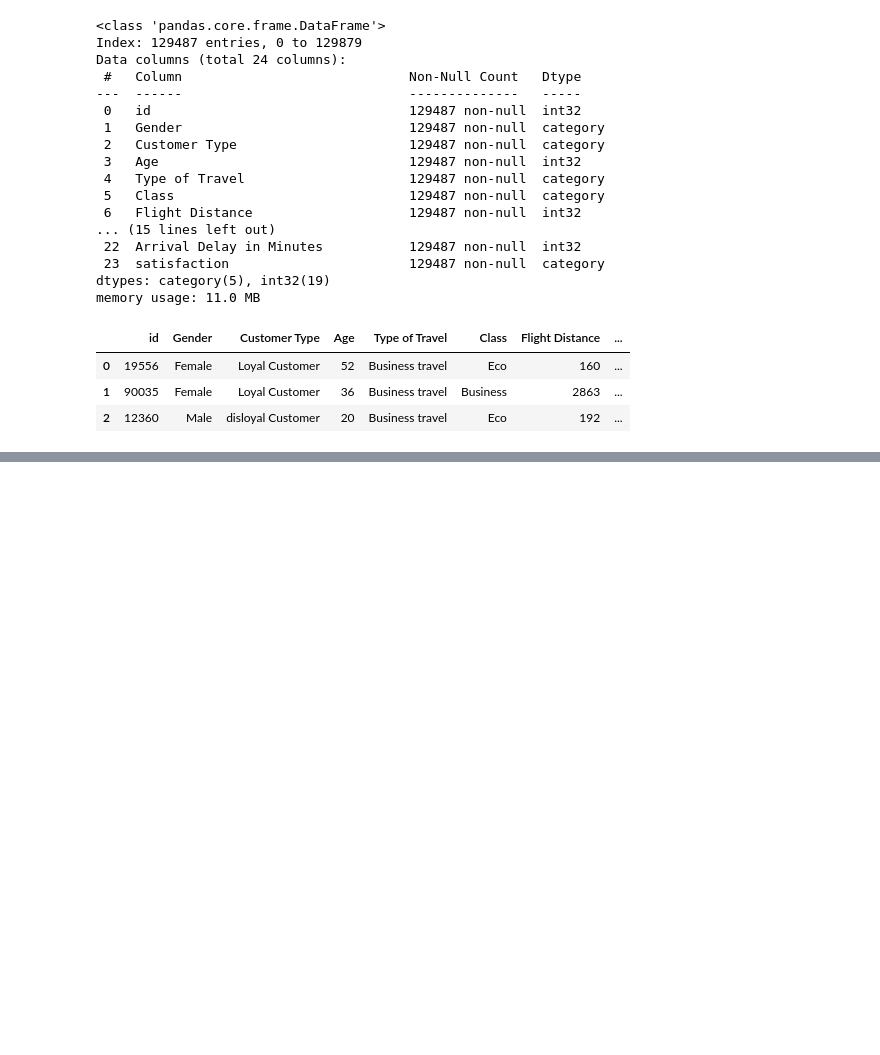
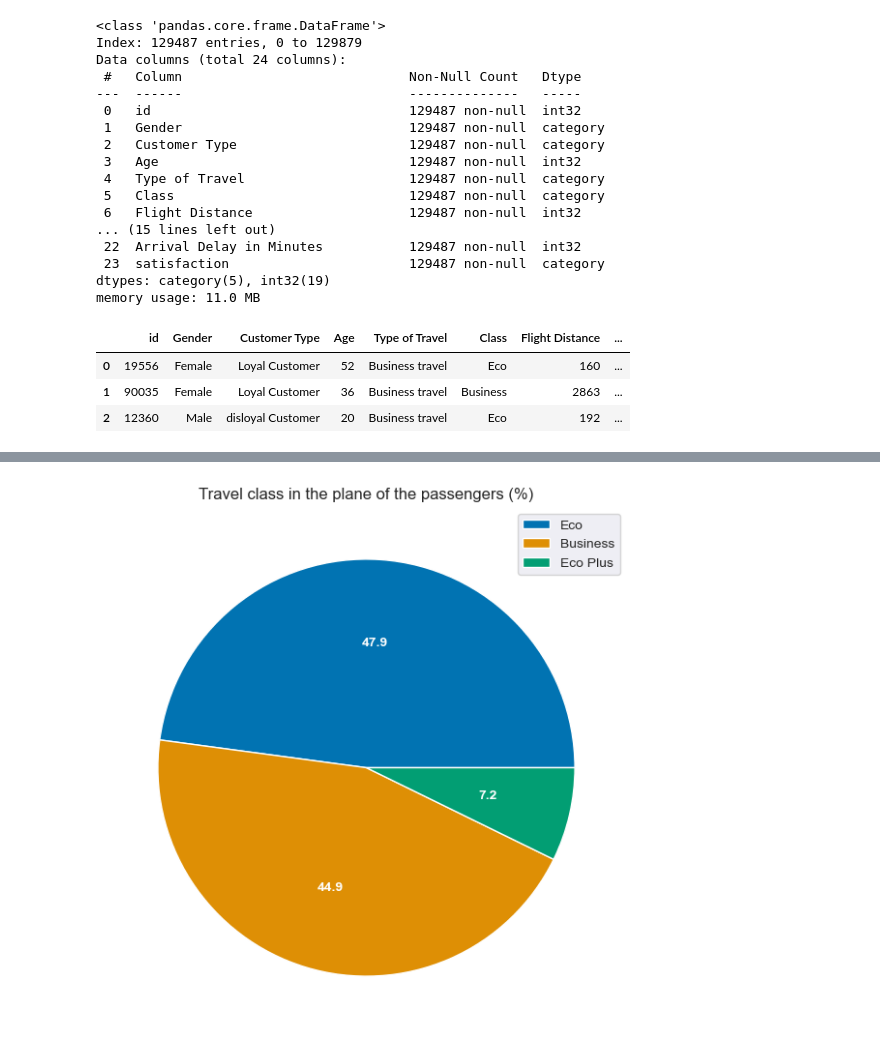
Before and after one commit to SOPP-EC/-Airline-Passenger-Satisfaction-Dataset-Analysis, a Jupyter notebook: -Airline-Passenger-Satisfaction-Dataset-Analysis.ipynb, the cells around one changed output, grey strips where cells are left out. Drawn from its saved outputs; the diff is of its cells as text; code cells hidden in the pictures; blank space fills up the shorter version.

```diff
--- a/-Airline-Passenger-Satisfaction-Dataset-Analysis.ipynb
+++ b/-Airline-Passenger-Satisfaction-Dataset-Analysis.ipynb
@@ -79,0 +88,9 @@ display(df.head(3))
+# %%
+sns.set_palette("colorblind")
+fig, ax = plt.subplots(figsize = (10, 7))
+ax.pie(df.Class.value_counts(normalize = True), autopct=lambda pct: round(pct, 1), labels=df.Class.unique(), textprops = dict(color ="white", weight = "bold"))
+ax.set_title("Travel class in the plane of the passengers (%)", loc = "center")
+plt.legend()
+plt.show()
+# %% [output]
+[figure, added]
```
Also changed, not shown: parts of 15 cells of this notebook.
